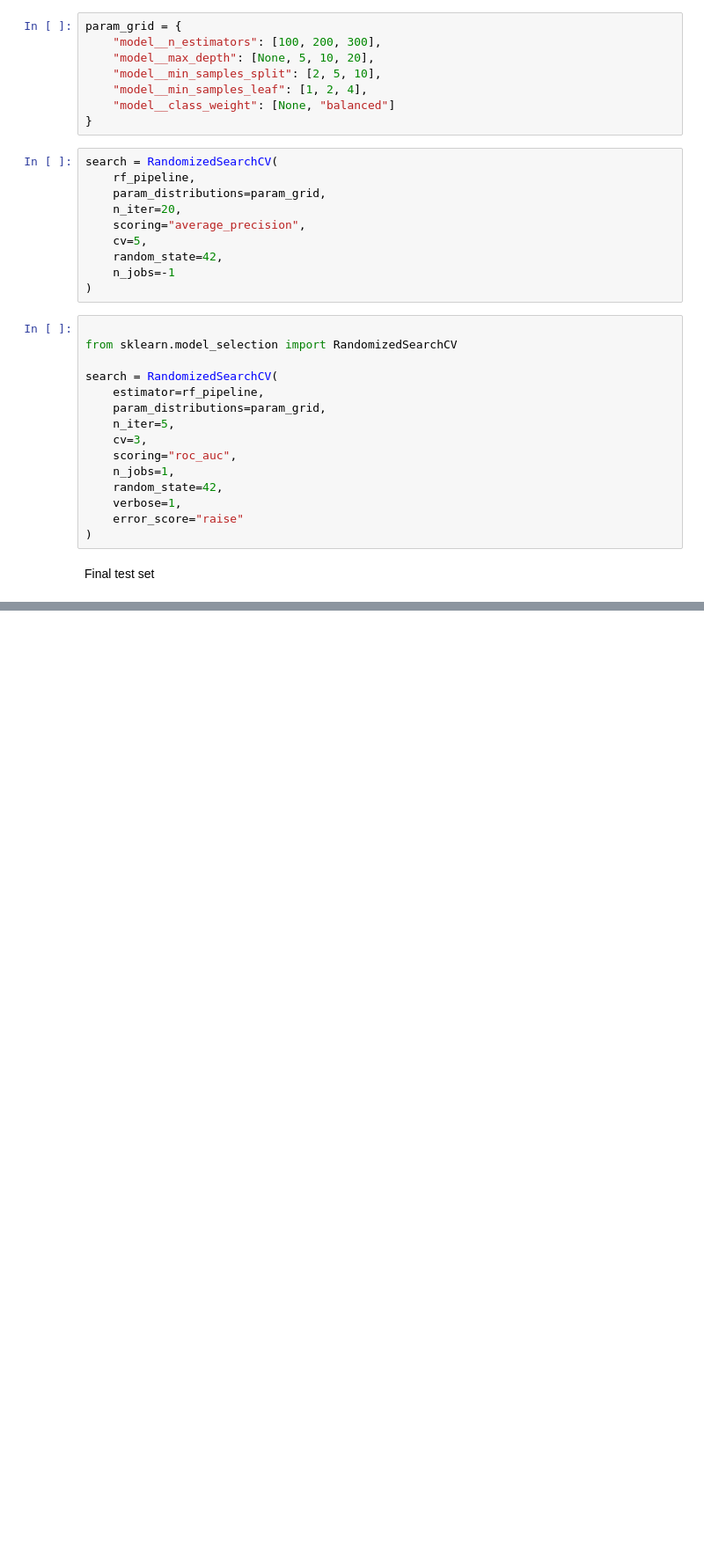
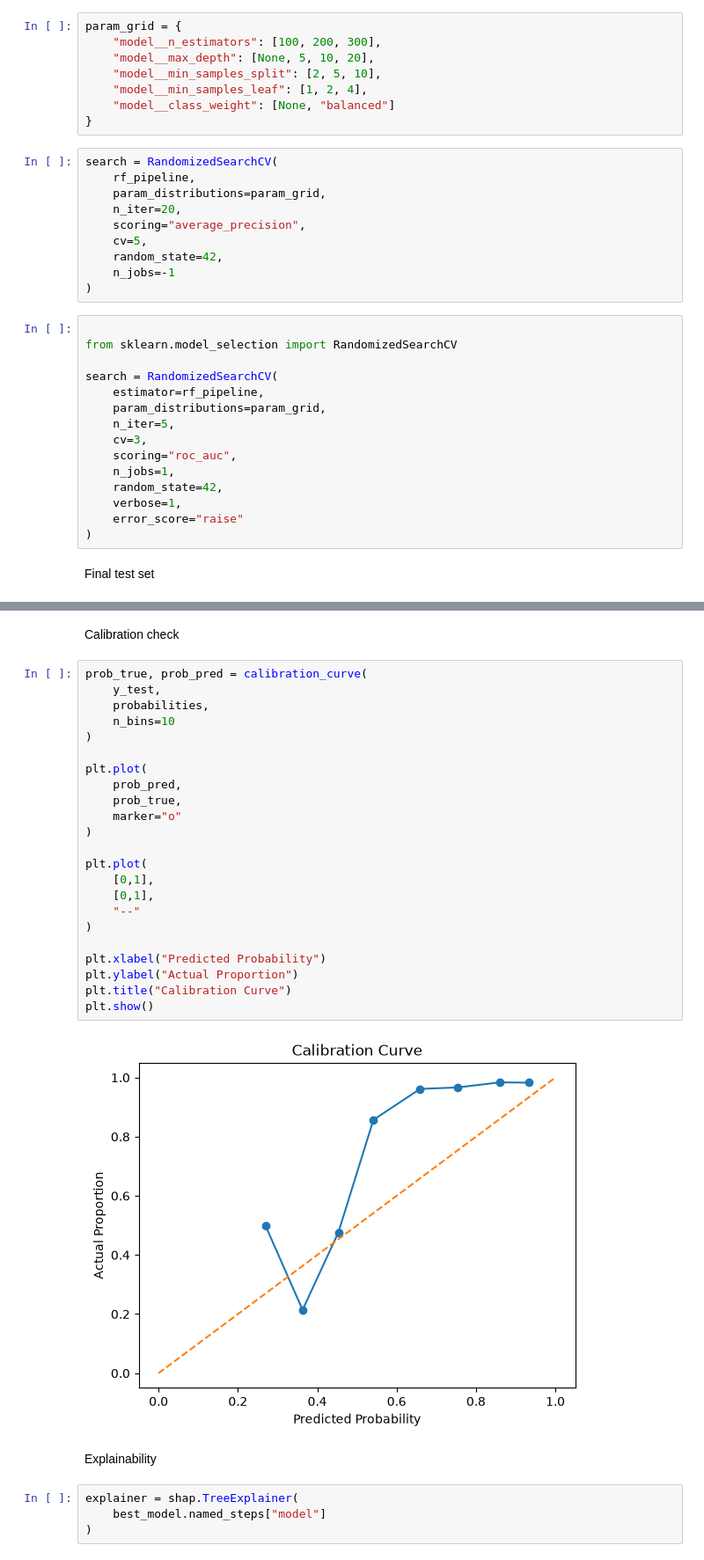
Before and after one commit to nimeshi1023/Customer-Churn-ML, a Jupyter notebook: notebooks/01_data_science_notebook.ipynb, the cells around one changed output, grey strips where cells are left out. Shown at 88% size. Saved outputs shown, nothing was run; the diff lists cells and outputs as text; blank space fills up the shorter version.

```diff
--- a/notebooks/01_data_science_notebook.ipynb
+++ b/notebooks/01_data_science_notebook.ipynb
@@ -648,0 +726,33 @@ PR-AUC      : 0.9835
+# %% [markdown]
+Calibration check
+# %%
+prob_true, prob_pred = calibration_curve(
+    y_test,
+    probabilities,
+    n_bins=10
+)
+
+plt.plot(
+    prob_pred,
+    prob_true,
+    marker="o"
+)
+
+plt.plot(
+    [0,1],
+    [0,1],
+    "--"
+)
+
+plt.xlabel("Predicted Probability")
+plt.ylabel("Actual Proportion")
+plt.title("Calibration Curve")
+plt.show()
+# %% [output]
+[figure, added]
+# %% [markdown]
+Explainability
+# %%
+explainer = shap.TreeExplainer(
+    best_model.named_steps["model"]
+)
```
Also changed, not shown: parts of 29 cells of this notebook, 2 other files.
